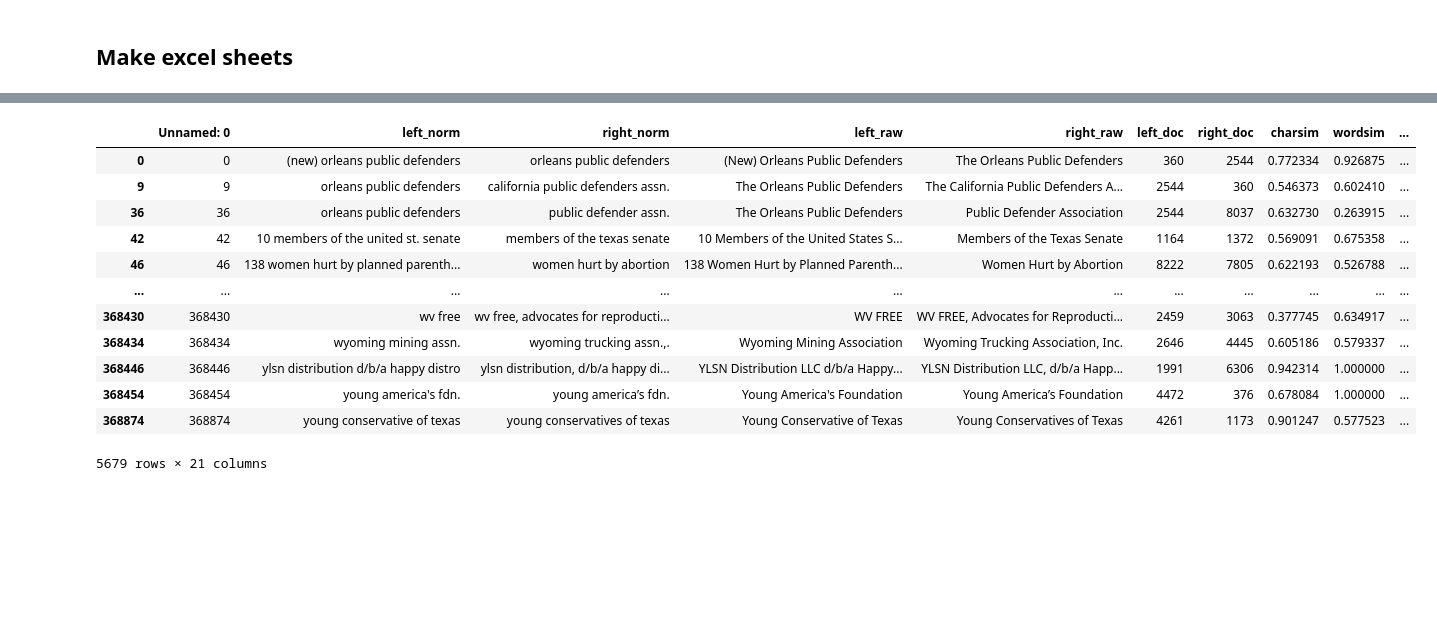
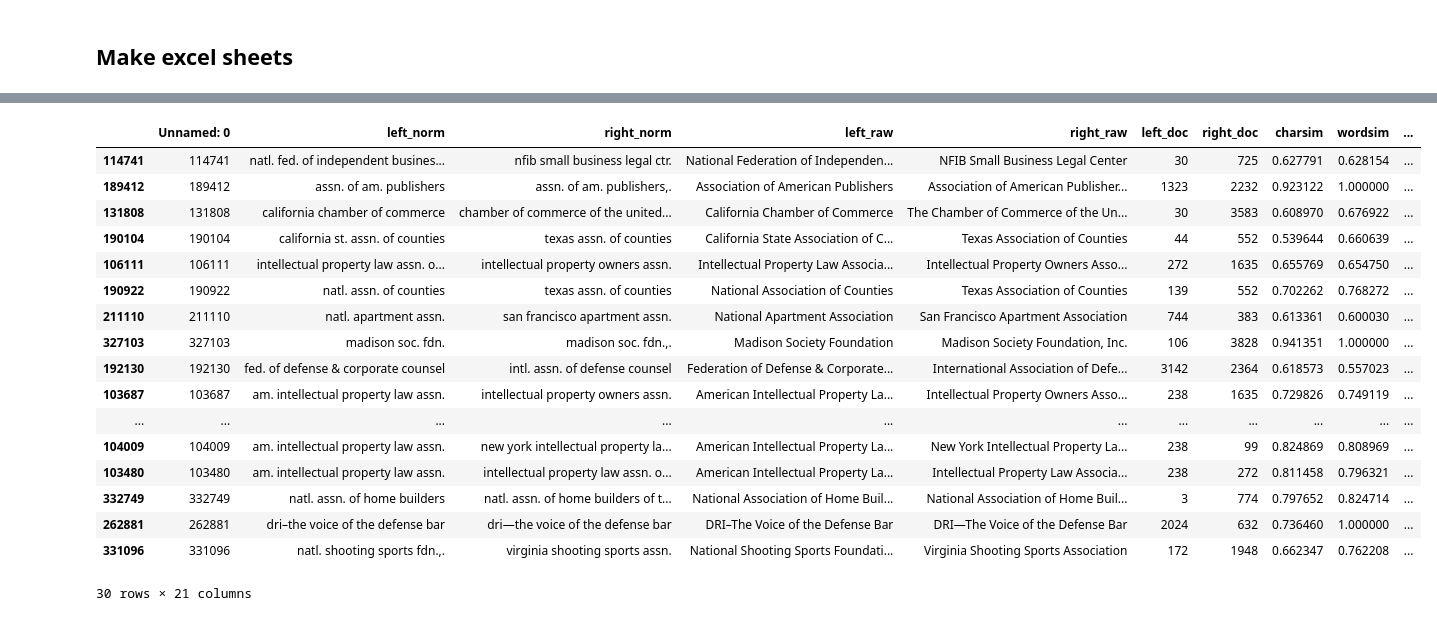
Before and after one commit to galenphall/amici, a Jupyter notebook: notebooks/analysis.ipynb, the cells around one changed output, grey strips where cells are left out. Cells and saved outputs as stored; diff of their text form; code cells hidden in the pictures; blank space fills up the shorter version.

```diff
--- a/notebooks/analysis.ipynb
+++ b/notebooks/analysis.ipynb
@@ -137,18 +137,23 @@ df = pd.read_csv("../amici/data/features.csv")
 df['leftrightsorted'] = df.apply(lambda row: '\t'.join(sorted([row['left_norm'], row['right_norm']])), axis=1)
 df = df.drop_duplicates(subset=['leftrightsorted'])
 # %%
-df
+df.sort_values('hbsbm_prob')[::-1][:30]
 # %% [output]
 |  | Unnamed: 0 | left_norm | right_norm | left_raw | right_raw | left_doc | right_doc | charsim | wordsim | ... |
-| 0 | 0 | (new) orleans public defenders | orleans public defenders | (New) Orleans Public Defenders | The Orleans Public Defenders | 360 | 2544 | 0.772334 | 0.926875 | ... |
-| 9 | 9 | orleans public defenders | california public defenders assn. | The Orleans Public Defenders | The California Public Defenders A... | 2544 | 360 | 0.546373 | 0.602410 | ... |
-| 36 | 36 | orleans public defenders | public defender assn. | The Orleans Public Defenders | Public Defender Association | 2544 | 8037 | 0.632730 | 0.263915 | ... |
-| 42 | 42 | 10 members of the united st. senate | members of the texas senate | 10 Members of the United States S... | Members of the Texas Senate | 1164 | 1372 | 0.569091 | 0.675358 | ... |
-| 46 | 46 | 138 women hurt by planned parenth... | women hurt by abortion | 138 Women Hurt by Planned Parenth... | Women Hurt by Abortion | 8222 | 7805 | 0.622193 | 0.526788 | ... |
+| 114741 | 114741 | natl. fed. of independent busines... | nfib small business legal ctr. | National Federation of Independen... | NFIB Small Business Legal Center | 30 | 725 | 0.627791 | 0.628154 | ... |
+| 189412 | 189412 | assn. of am. publishers | assn. of am. publishers,. | Association of American Publishers | Association of American Publisher... | 1323 | 2232 | 0.923122 | 1.000000 | ... |
+| 131808 | 131808 | california chamber of commerce | chamber of commerce of the united... | California Chamber of Commerce | The Chamber of Commerce of the Un... | 30 | 3583 | 0.608970 | 0.676922 | ... |
+| 190104 | 190104 | california st. assn. of counties | texas assn. of counties | California State Association of C... | Texas Association of Counties | 44 | 552 | 0.539644 | 0.660639 | ... |
+| 106111 | 106111 | intellectual property law assn. o... | intellectual property owners assn. | Intellectual Property Law Associa... | Intellectual Property Owners Asso... | 272 | 1635 | 0.655769 | 0.654750 | ... |
+| 190922 | 190922 | natl. assn. of counties | texas assn. of counties | National Association of Counties | Texas Association of Counties | 139 | 552 | 0.702262 | 0.768272 | ... |
+| 211110 | 211110 | natl. apartment assn. | san francisco apartment assn. | National Apartment Association | San Francisco Apartment Association | 744 | 383 | 0.613361 | 0.600030 | ... |
+| 327103 | 327103 | madison soc. fdn. | madison soc. fdn.,. | Madison Society Foundation | Madison Society Foundation, Inc. | 106 | 3828 | 0.941351 | 1.000000 | ... |
+| 192130 | 192130 | fed. of defense & corporate counsel | intl. assn. of defense counsel | Federation of Defense & Corporate... | International Association of Defe... | 3142 | 2364 | 0.618573 | 0.557023 | ... |
+| 103687 | 103687 | am. intellectual property law assn. | intellectual property owners assn. | American Intellectual Property La... | Intellectual Property Owners Asso... | 238 | 1635 | 0.729826 | 0.749119 | ... |
 | ... | ... | ... | ... | ... | ... | ... | ... | ... | ... | ... |
-| 368430 | 368430 | wv free | wv free, advocates for reproducti... | WV FREE | WV FREE, Advocates for Reproducti... | 2459 | 3063 | 0.377745 | 0.634917 | ... |
-| 368434 | 368434 | wyoming mining assn. | wyoming trucking assn.,. | Wyoming Mining Association | Wyoming Trucking Association, Inc. | 2646 | 4445 | 0.605186 | 0.579337 | ... |
-| 368446 | 368446 | ylsn distribution d/b/a happy distro | ylsn distribution, d/b/a happy di... | YLSN Distribution LLC d/b/a Happy... | YLSN Distribution LLC, d/b/a Happ... | 1991 | 6306 | 0.942314 | 1.000000 | ... |
-| 368454 | 368454 | young america's fdn. | young america’s fdn. | Young America's Foundation | Young America’s Foundation | 4472 | 376 | 0.678084 | 1.000000 | ... |
-| 368874 | 368874 | young conservative of texas | young conservatives of texas | Young Conservative of Texas | Young Conservatives of Texas | 4261 | 1173 | 0.901247 | 0.577523 | ... |
+| 104009 | 104009 | am. intellectual property law assn. | new york intellectual property la... | American Intellectual Property La... | New York Intellectual Property La... | 238 | 99 | 0.824869 | 0.808969 | ... |
+| 103480 | 103480 | am. intellectual property law assn. | intellectual property law assn. o... | American Intellectual Property La... | Intellectual Property Law Associa... | 238 | 272 | 0.811458 | 0.796321 | ... |
+| 332749 | 332749 | natl. assn. of home builders | natl. assn. of home builders of t... | National Association of Home Buil... | National Association of Home Buil... | 3 | 774 | 0.797652 | 0.824714 | ... |
+| 262881 | 262881 | dri–the voice of the defense bar | dri—the voice of the defense bar | DRI–The Voice of the Defense Bar | DRI—The Voice of the Defense Bar | 2024 | 632 | 0.736460 | 1.000000 | ... |
+| 331096 | 331096 | natl. shooting sports fdn.,. | virginia shooting sports assn. | National Shooting Sports Foundati... | Virginia Shooting Sports Association | 172 | 1948 | 0.662347 | 0.762208 | ... |
-5679 rows × 21 columns
+30 rows × 21 columns
```
Also changed, not shown: 1 other file.
